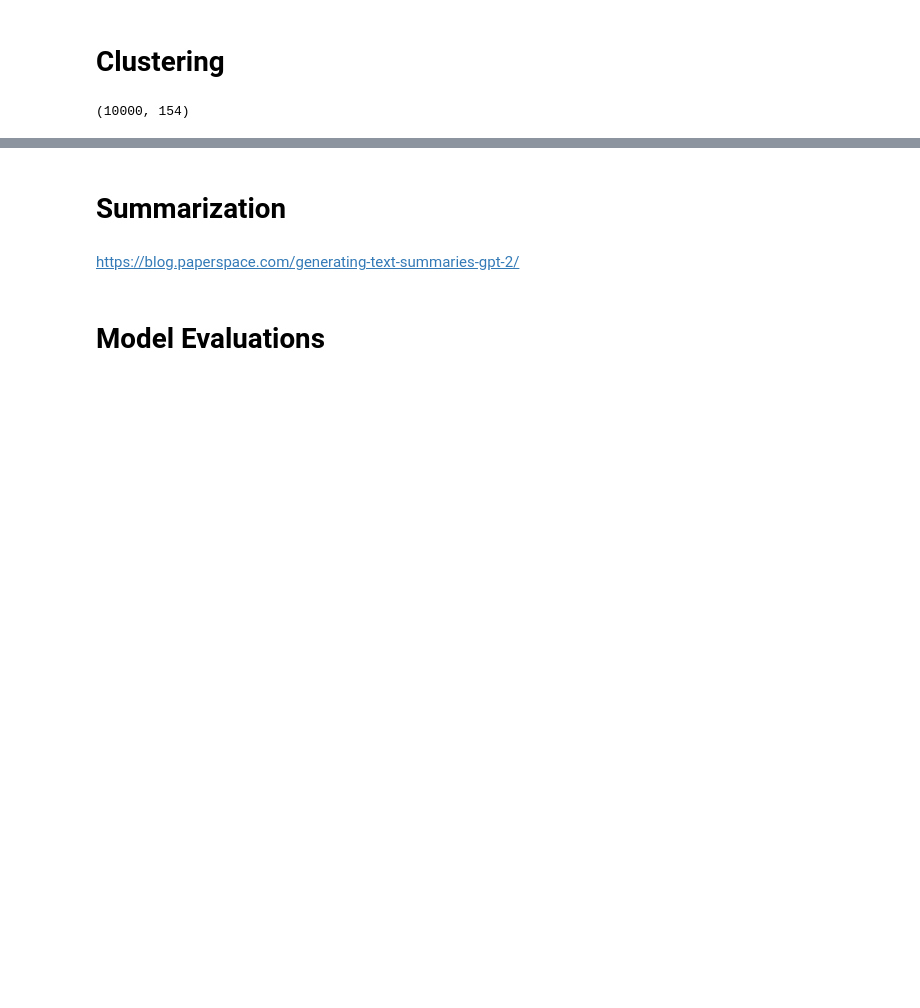
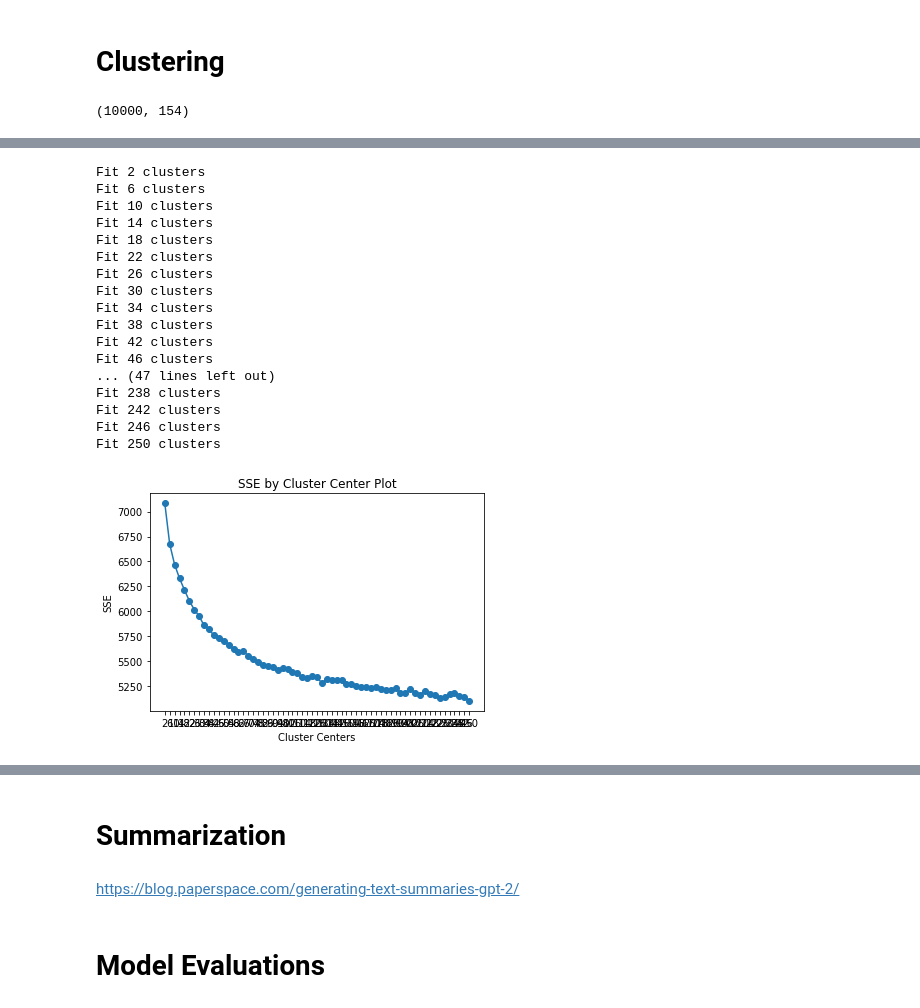
Before and after one commit to KishenPatel97/TextClustering, a Jupyter notebook: Initial_EDA_Clustering.ipynb, the cells around one changed output, grey strips where cells are left out. Cells and saved outputs as stored; diff of their text form; code cells hidden in the pictures; blank space fills up the shorter version.

```diff
--- a/Initial_EDA_Clustering.ipynb
+++ b/Initial_EDA_Clustering.ipynb
@@ -376,0 +383,37 @@ say, like, has, people, one, new, getting, said, year, make,
+# %%
+def find_optimal_clusters(data, max_k):
+    iters = range(2, max_k+1, 4)
+
+    sse = []
+    for k in iters:
+        sse.append(MiniBatchKMeans(n_clusters=k, init_size=1024, batch_size=2048, random_state=20).fit(data).inertia_)
+        print('Fit {} clusters'.format(k))
+
+    f, ax = plt.subplots(1, 1)
+    ax.plot(iters, sse, marker='o')
+    ax.set_xlabel('Cluster Centers')
+    ax.set_xticks(iters)
+    ax.set_xticklabels(iters)
+    ax.set_ylabel('SSE')
+    ax.set_title('SSE by Cluster Center Plot')
+
+find_optimal_clusters(tfidf_matrix, 250)
+# %% [output]
+Fit 2 clusters
+Fit 6 clusters
+Fit 10 clusters
+Fit 14 clusters
+Fit 18 clusters
+Fit 22 clusters
+Fit 26 clusters
+Fit 30 clusters
+Fit 34 clusters
+Fit 38 clusters
+Fit 42 clusters
+Fit 46 clusters
+... (47 lines left out)
+Fit 238 clusters
+Fit 242 clusters
+Fit 246 clusters
+Fit 250 clusters
+[figure, added]
```
Also changed, not shown: parts of 39 cells of this notebook.
